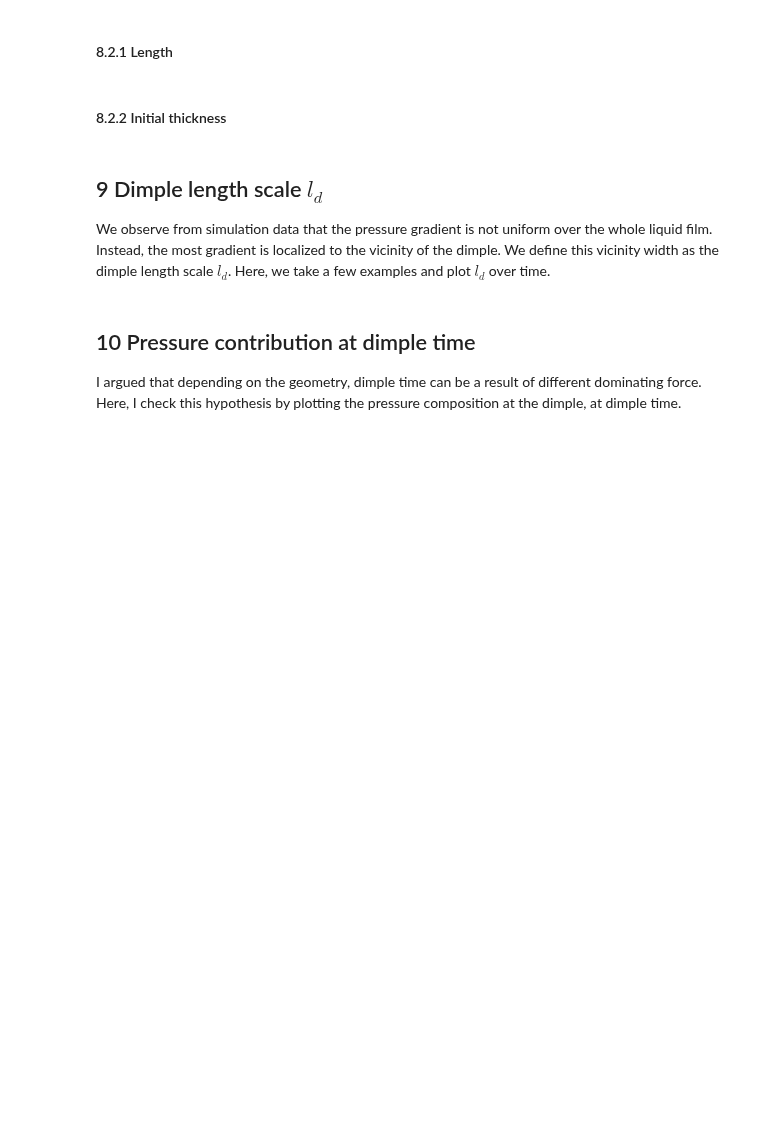
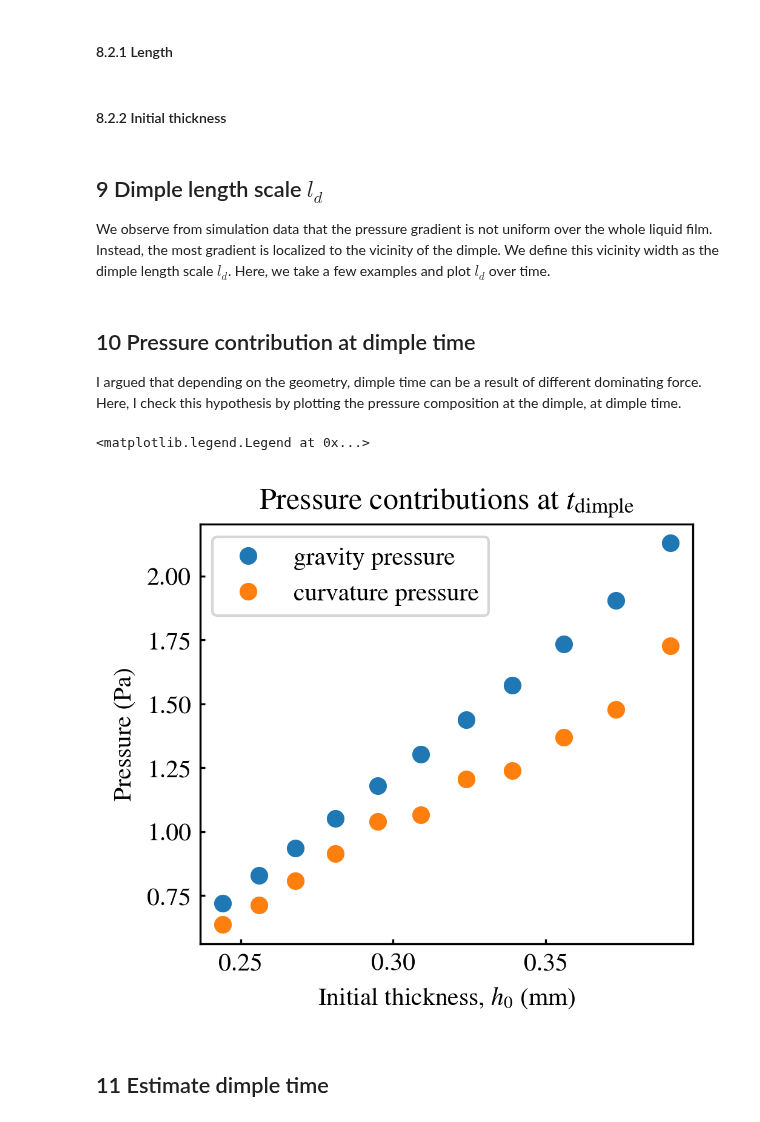
Before and after one commit to ZLoverty/WPM, a Jupyter notebook: Code/Response_to_reviewers.ipynb, the cells around one changed output. Saved outputs shown, nothing was run; the diff lists cells and outputs as text; code cells hidden in the pictures; blank space fills up the shorter version.

Commit message:
dimple time!

```diff
--- a/Code/Response_to_reviewers.ipynb
+++ b/Code/Response_to_reviewers.ipynb
@@ -45,3 +43,5 @@ base_folder = "/Users/zhoulin/Google Drive"
+# %%
+base_folder = r"G:\My Drive"
 # %% [markdown]
 ## 1 Compare glycerol-water surface with beet juice surface
 # %%
@@ -830,9 +830,3 @@ plt.tight_layout()
 fig.savefig("dimple_time_collapse.svg")
 # %% [output]
 [figure]
-# %%
-g = dimple_time.loc[dimple_time["liquid"] == "beet"]
-tau = 1.5*g["mu"] * g["L"]**2 / g["h0"]**3 / 1e3 / 10
-L = 5e-3
-h = 0.1e-3
-tau2 = g["mu"] * L**4 / g["sigma"] / h**3
@@ -1077,25 +1060,28 @@ dimple = pd.read_csv(os.path.join(folder, "dimple_time.csv"))
 g_list = []
 k_list = []
 h_list = []
+rho, g, sigma = 1e3, 10, 42e-3
 for num, i in dimple.iterrows():
     name = f"mu_{i.mu:.2e}_sigma_{i.sigma:.2e}_h0_{i.h0:.2e}_L_{i.L:.2e}.csv"
     df = pd.read_csv(os.path.join(folder, name))
-    try:
-        df = df.loc[np.argmin(np.abs(df.t-i.t))]
-        gravity = rho * g * (df.maxima-df.minima) * 1e-3
-        curvature = sigma * df.curvature_minima * 1e3
-        g_list.append(gravity)
-        k_list.append(curvature)
-        h_list.append(i.h0)
-    except:
-        pass
+    if np.isnan(i.t):
+        continue
+    df = df.loc[np.argmin(np.abs(df.t-i.t))]
+    gravity = rho * g * (df.maxima-df.minima) * 1e-3
+    curvature = sigma * df.curvature_minima * 1e3
+    g_list.append(gravity)
+    k_list.append(curvature)
+    h_list.append(i.h0)
 # %%
 fig, ax = plt.subplots(figsize=(3.5, 3), dpi=300)
 ax.plot(np.array(h_list)*1e3, g_list, "o", label="gravity pressure")
 ax.plot(np.array(h_list)*1e3, k_list, "o", label="curvature pressure")
 ax.set_xlabel("Initial thickness, $h_0$ (mm)")
 ax.set_ylabel("Pressure (Pa)")
 # ax.set_xlim([0, 100])
-ax.set_ylim([0, 3])
+# ax.set_ylim([0, 3])
 ax.set_title("Pressure contributions at $t_\mathrm{dimple}$")
 ax.legend()
+# %% [output]
+<matplotlib.legend.Legend at 0x...>
+[figure, added]
@@ -1109,0 +1088,2 @@ i.t
+# %% [markdown]
+## 11 Estimate dimple time
```
Also changed, not shown: parts of 24 cells of this notebook, 3 other files.
